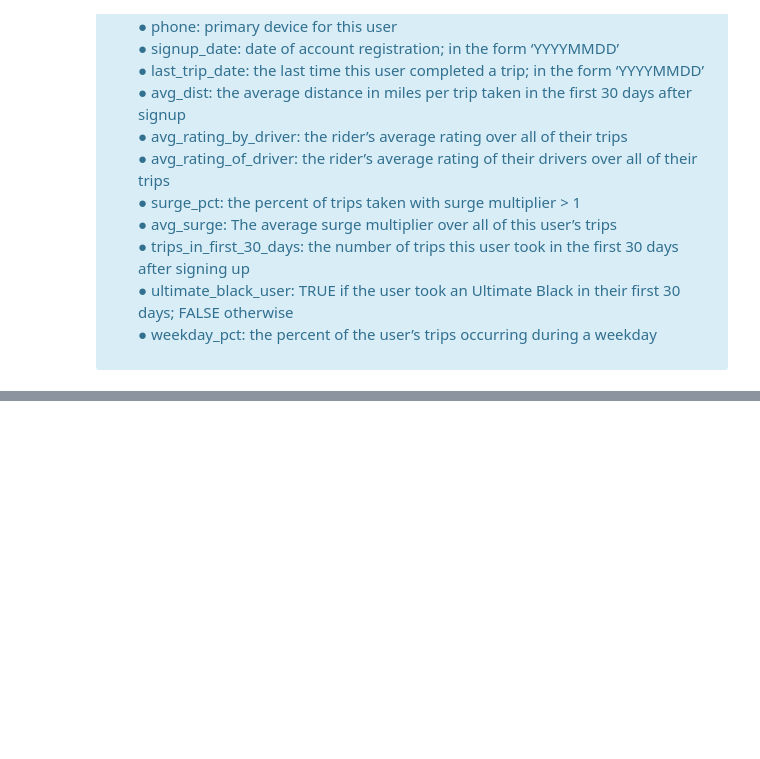
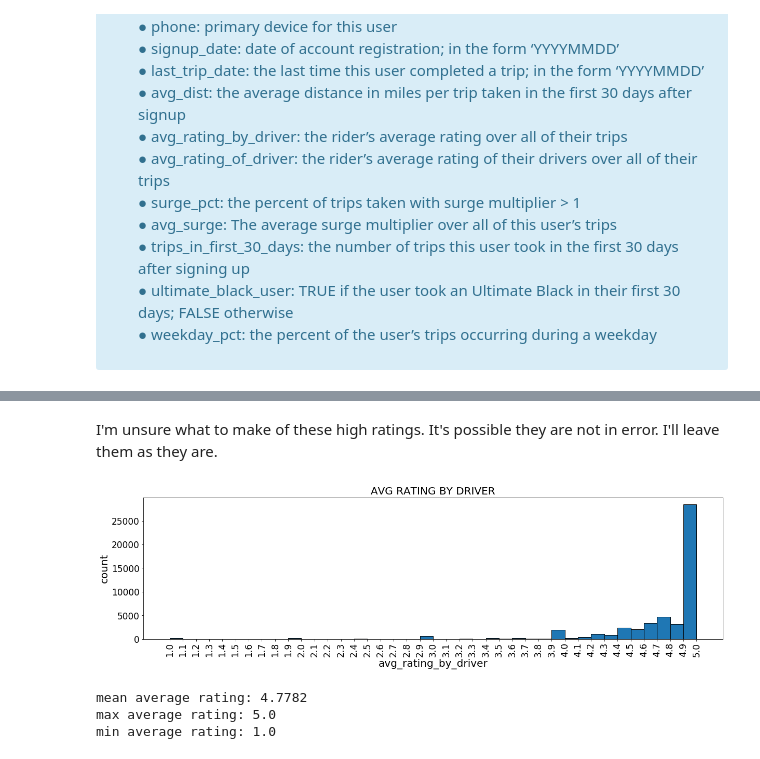
Before and after one commit to misterhappy2/ultimate_challenge, a Jupyter notebook: Interview1.ipynb, the cells around one changed output, grey strips where cells are left out. Drawn from its saved outputs; the diff is of its cells as text; code cells hidden in the pictures; blank space fills up the shorter version.

```diff
--- a/Interview1.ipynb
+++ b/Interview1.ipynb
@@ -212,0 +387,24 @@ Data description:
+# %% [markdown]
+I'm unsure what to make of these high ratings.  It's possible they are not in error.  I'll leave them as they are.
+# %%
+# average rating by driver.
+import matplotlib.pyplot as plt
+
+bins= np.arange(1,5.1,0.1)   # bins from 1 to 5, increments of 0.1
+_= plt.figure(figsize=(20,5))
+_= plt.hist(ultimate['avg_rating_by_driver'], bins=bins, edgecolor="k") #
+_= plt.xticks(bins, rotation='vertical',size=17)
+_= plt.yticks(size=17)
+_= plt.title('AVG RATING BY DRIVER', size=20)
+_= plt.xlabel('avg_rating_by_driver', size=20)
+_= plt.ylabel('count', size=20)
+plt.show()
+
+print('mean average rating: {:.4f}'.format(ultimate['avg_rating_by_driver'].mean()))
+print('max average rating:', ultimate['avg_rating_by_driver'].max())
+print('min average rating:', ultimate['avg_rating_by_driver'].min())
+# %% [output]
+[figure, added]
+mean average rating: 4.7782
+max average rating: 5.0
+min average rating: 1.0
```
Also changed, not shown: parts of 25 cells of this notebook.
